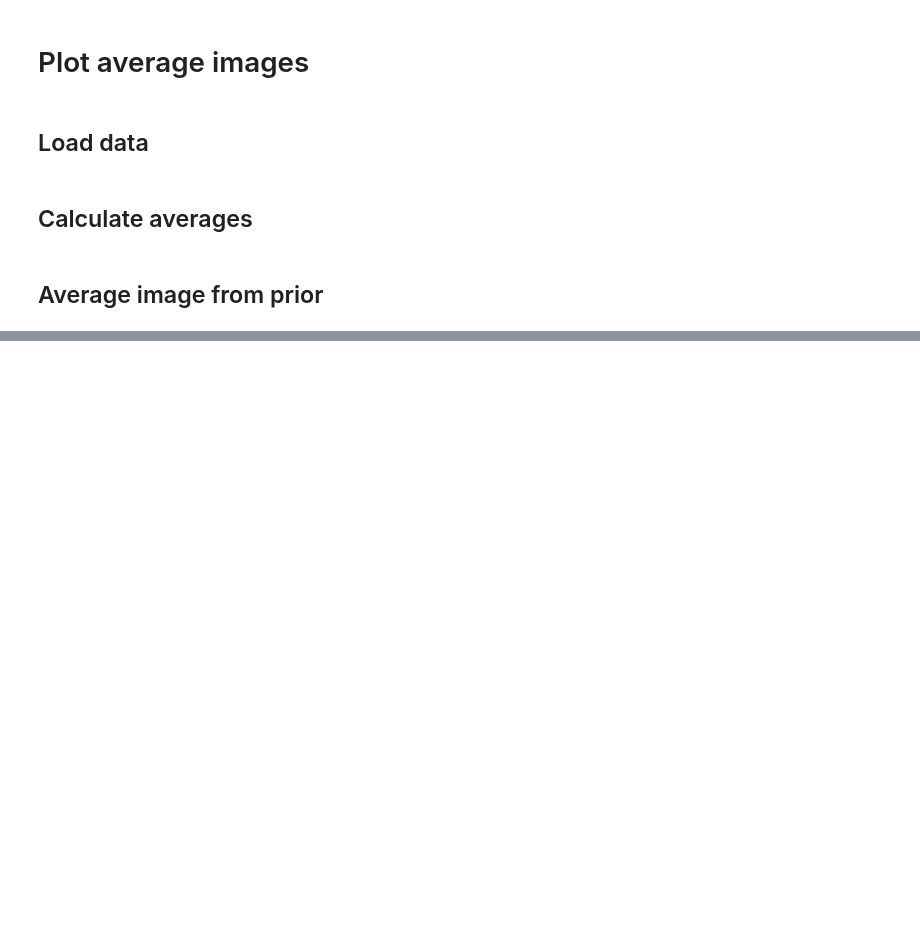
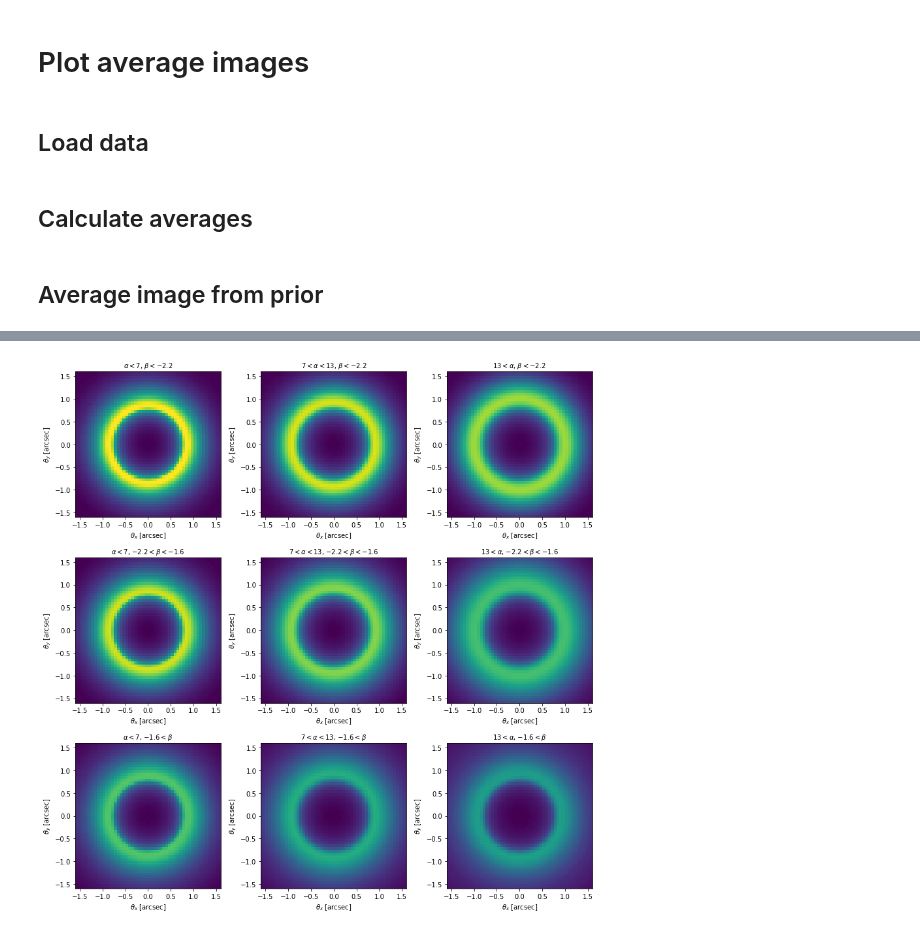
Before and after one commit to smsharma/mining-for-substructure-lens, a Jupyter notebook: notebooks/02_plot_average_images.ipynb, the cells around one changed output, grey strips where cells are left out. Cells and saved outputs as stored; diff of their text form; code cells hidden in the pictures; blank space fills up the shorter version.

```diff
--- a/notebooks/02_plot_average_images.ipynb
+++ b/notebooks/02_plot_average_images.ipynb
@@ -40,6 +46,13 @@ for i, (alpha_min, alpha_max) in enumerate(zip(alpha_boundaries[:-1], alpha_boun
     for j, (beta_min, beta_max) in enumerate(zip(beta_boundaries[:-1], beta_boundaries[1:])):
         cut = (theta[:,0] >= alpha_min) * (theta[:,0] < alpha_max) * (theta[:,1] >= beta_min) * (theta[:,1] < beta_max)
         avg_x_theta[i,j] = np.mean(x[cut], axis=0)
+# %%
+std_x_theta = np.empty((3,3,64,64), dtype=x.dtype)
+
+for i, (alpha_min, alpha_max) in enumerate(zip(alpha_boundaries[:-1], alpha_boundaries[1:])):
+    for j, (beta_min, beta_max) in enumerate(zip(beta_boundaries[:-1], beta_boundaries[1:])):
+        cut = (theta[:,0] >= alpha_min) * (theta[:,0] < alpha_max) * (theta[:,1] >= beta_min) * (theta[:,1] < beta_max)
+        std_x_theta[i,j] = np.std(x[cut], axis=0)
 # %%
 alpha_descr = [r"$\alpha < 7$", r"$7 < \alpha < 13$", r"$13 < \alpha$"]
 beta_descr = [r"$\beta < -2.2$", r"$-2.2 < \beta < -1.6$", r"$-1.6 < \beta$"]
@@ -67,23 +83,27 @@ plt.savefig("../figures/average_image_prior.pdf")
 # %%
 plt.figure(figsize=(12,12))
 
 for i in range(3):
     for j in range(3):
+        ax = plt.subplot(3, 3, j*3 + i + 1)
 
         plt.imshow(
             np.log10(avg_x_theta[i,j]),
-            vmax=3.5,
-            cmap='gist_gray',
+            vmin=2.25,
+            vmax=3.05,
+            cmap='viridis',
             extent=(-2.,2.,-2.,2.),
             origin="lower"
         )
 
-        plt.xlim(-2.,2.)
-        plt.ylim(-2.,2.)
+        plt.xlim(-1.6,1.6)
+        plt.ylim(-1.6,1.6)
 
         plt.title(alpha_descr[i] + ", " + beta_descr[j],fontsize=10)
         plt.xlabel(r"$\theta_x$ [arcsec]")
         plt.ylabel(r"$\theta_y$ [arcsec]")
 
 plt.tight_layout()
 plt.savefig("../figures/average_image_theta.pdf")
+# %% [output]
+[figure, added]
```
Also changed, not shown: parts of 8 cells of this notebook, 7 other files.
